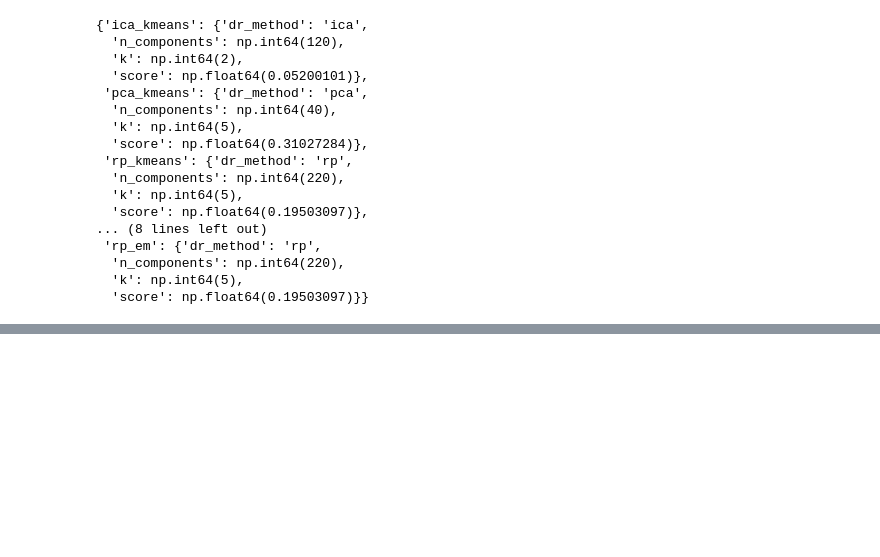
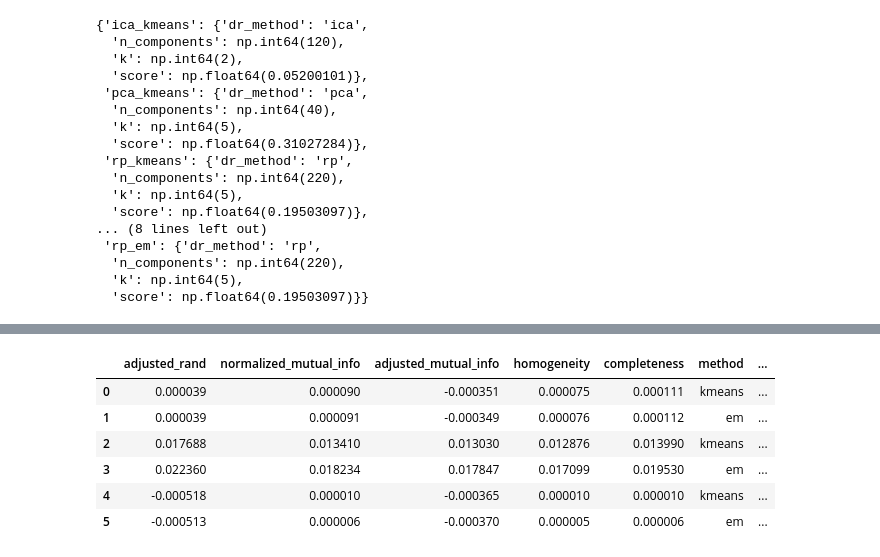
Before and after one commit to placeboo/MachineLearningProjects, a Jupyter notebook: UnsupervisedLearning/notebooks/experiment3_combined.ipynb, the cells around one changed output, grey strips where cells are left out. Drawn from its saved outputs; the diff is of its cells as text; code cells hidden in the pictures; blank space fills up the shorter version.

```diff
--- a/UnsupervisedLearning/notebooks/experiment3_combined.ipynb
+++ b/UnsupervisedLearning/notebooks/experiment3_combined.ipynb
@@ -234,0 +349,8 @@ results
+# %%
+combined_experiment = CombinedExperiment()
+n_components_range = [145]
+kmeans_metrics, em_metrics, transformed_data = combined_experiment.run_combined_analyis(
+    X = X_train,
+    dr_components=n_components_range,
+    k_range = [5]
+)
@@ -234,0 +371,10 @@ results
+# %%
+pca_transformed_data = transformed_data['pca'][145]
+ica_transformed_data = transformed_data['ica'][145]
+rp_transformed_data = transformed_data['rp'][145]
+config = [
+    {'rd': 'pca', 'X': pca_transformed_data},
+    {'rd': 'ica', 'X': ica_transformed_data},
+    {'rd': 'rp', 'X': rp_transformed_data}
+]
+metrics, labels, external_metrics = run_combined_cluster(config, [5], y_train)
@@ -234,0 +391,10 @@ results
+# %%
+external_metrics
+# %% [output]
+|  | adjusted_rand | normalized_mutual_info | adjusted_mutual_info | homogeneity | completeness | method | ... |
+| 0 | 0.000039 | 0.000090 | -0.000351 | 0.000075 | 0.000111 | kmeans | ... |
+| 1 | 0.000039 | 0.000091 | -0.000349 | 0.000076 | 0.000112 | em | ... |
+| 2 | 0.017688 | 0.013410 | 0.013030 | 0.012876 | 0.013990 | kmeans | ... |
+| 3 | 0.022360 | 0.018234 | 0.017847 | 0.017099 | 0.019530 | em | ... |
+| 4 | -0.000518 | 0.000010 | -0.000365 | 0.000010 | 0.000010 | kmeans | ... |
+| 5 | -0.000513 | 0.000006 | -0.000370 | 0.000005 | 0.000006 | em | ... |
```
Also changed, not shown: parts of 27 cells of this notebook, 5 other files.
